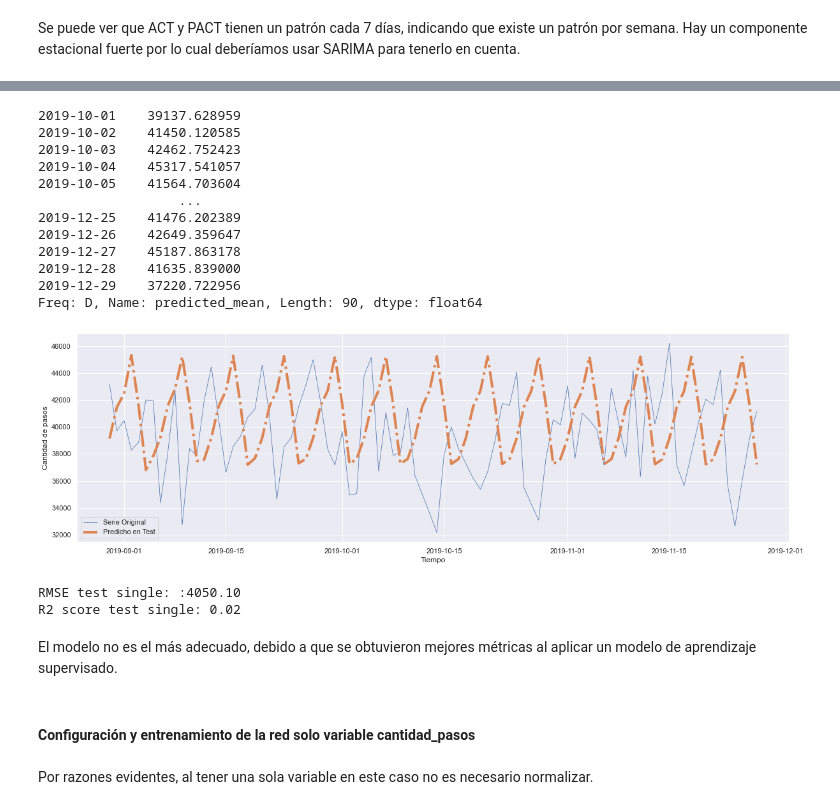
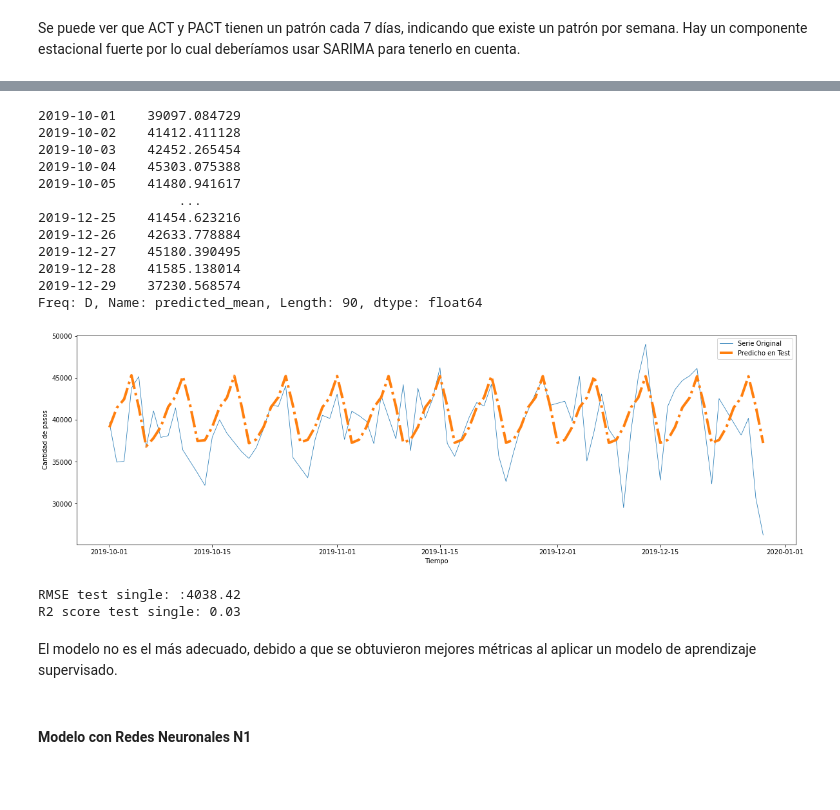
Before and after one commit to estebanarr/proyecto04, a Jupyter notebook: proyecto_04.ipynb, the cells around one changed output, grey strips where cells are left out. Cells and saved outputs as stored; diff of their text form; code cells hidden in the pictures; blank space fills up the shorter version.

```diff
--- a/proyecto_04.ipynb
+++ b/proyecto_04.ipynb
@@ -724,47 +745,45 @@ senial_test = senial[N_train_sarima:N_train_sarima+N_test_sarima]
 # %%
-model=ARIMA(senial_train,order=(6,1,1), seasonal_order=(1,1,0,7)).fit()
+model=SARIMAX(senial_train,order=(5,1,1), seasonal_order=(1,1,0,7)).fit()
 # %%
 forecast=model.forecast(90)
 # %%
 forecast
 # %% [output]
-2019-10-01    39137.628959
-2019-10-02    41450.120585
-2019-10-03    42462.752423
-2019-10-04    45317.541057
-2019-10-05    41564.703604
+2019-10-01    39097.084729
+2019-10-02    41412.411128
+2019-10-03    42452.265454
+2019-10-04    45303.075388
+2019-10-05    41480.941617
                   ...
-2019-12-25    41476.202389
-2019-12-26    42649.359647
-2019-12-27    45187.863178
-2019-12-28    41635.839000
-2019-12-29    37220.722956
+2019-12-25    41454.623216
+2019-12-26    42633.778884
+2019-12-27    45180.390495
+2019-12-28    41585.138014
+2019-12-29    37230.568574
 Freq: D, Name: predicted_mean, Length: 90, dtype: float64
 # %%
 %matplotlib inline
 
 plt.figure(figsize=(20,6))
-plt.plot(senial.index[N_train:N_train+N_test], senial[N_train:N_train+N_test],lw = 0.75, label = 'Serie Original')
+plt.plot(senial.index[N_train_sarima:N_train_sarima+N_test_sarima], senial[N_train_sarima:N_train_sarima+N_test_sarima],lw = 0.75, label = 'Serie Original')
 #plt.plot(senial.index[:N_train], senial[:N_train + look_back],'--', label = 'Usado para entrenar')
 #plt.plot(senial.index[N_train], y_train_pred,'-.',label = 'Predicho en Train')
-plt.plot(senial.index[N_train:N_train+N_test], forecast,'-.', lw = 4, label = 'Predicho en Test')
+plt.plot(senial.index[N_train_sarima:N_train_sarima+N_test_sarima], forecast,'-.', lw = 4, label = 'Predicho en Test')
 plt.legend()
 plt.xlabel('Tiempo')
 plt.ylabel('Cantidad de pasos')
 plt.show()
 # %% [output]
-[figure, old version]
+[figure, new version]
 # %%
 RMSE_test=np.sqrt(mean_squared_error(senial_test,forecast))
 print("RMSE test single: :{:.2f}".format(RMSE_test))
 r2_score_test=r2_score(senial_test,forecast)
 print("R2 score test single: {:.2f}".format(r2_score_test))
 # %% [output]
-RMSE test single: :4050.10
-R2 score test single: 0.02
+RMSE test single: :4038.42
+R2 score test single: 0.03
 # %% [markdown]
 El modelo no es el más adecuado, debido a que se obtuvieron mejores métricas al aplicar un modelo de aprendizaje supervisado.
-# %% [markdown]
-#### Configuración y entrenamiento de la red solo variable cantidad_pasos
-# %% [markdown]
-Por razones evidentes, al tener una sola variable en este caso no es necesario normalizar.
+# %% [markdown]
+#### Modelo con Redes Neuronales N1
```
Also changed, not shown: parts of 83 cells of this notebook.
